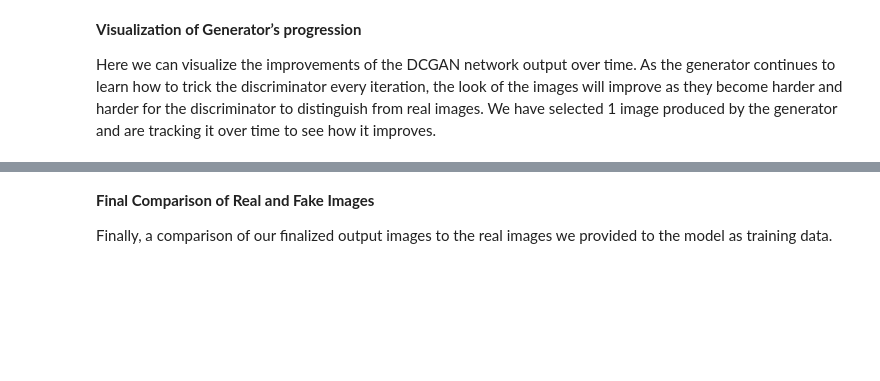
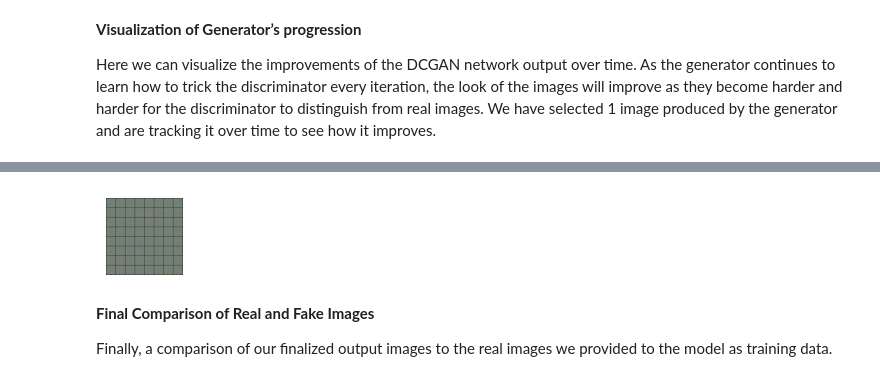
Before and after one commit to sujeshpadhi91/Fire_Detection_System, a Jupyter notebook: dcgan_faces_tutorial.ipynb, the cells around one changed output, grey strips where cells are left out. Drawn from its saved outputs; the diff is of its cells as text; code cells hidden in the pictures; blank space fills up the shorter version.

```diff
--- a/dcgan_faces_tutorial.ipynb
+++ b/dcgan_faces_tutorial.ipynb
@@ -169,7 +172,7 @@ Let’s define some inputs for the run:
    of GPUs
 # %%
 # Root directory for dataset
-dataroot = "data/celeba"
+dataroot = "data/faces"
 
 # Number of workers for dataloader
 workers = 2
@@ -194,7 +197,7 @@ ngf = 64
 ndf = 64
 
 # Number of training epochs
-num_epochs = 5
+num_epochs = 1
 
 # Learning rate for optimizers
 lr = 0.0002
@@ -600,4 +643,7 @@ for epoch in range(num_epochs):
                 fake = netG(fixed_noise).detach().cpu()
             img_list.append(vutils.make_grid(fake, padding=2, normalize=True))
 
+        if (iters % 50 == 0):
+            break
+
         iters += 1
@@ -649,9 +701,9 @@ improve as they become harder and harder for the discriminator to distinguish fr
 We have selected 1 image produced by the generator and are tracking it over time to see how it
 improves.
 # %%
-fig = plt.figure(figsize=(8,8))
+fig = plt.figure(figsize=(1,1))
 plt.axis("off")
-ims = [[plt.imshow(np.transpose(i,(1,2,0)), animated=True)] for i in img_list]
-ani = animation.ArtistAnimation(fig, ims, interval=34, repeat_delay=1000, blit=True)
-
+ims = [[plt.imshow(np.transpose(i, (1,2,0)), animated=True)] for i in img_list]
+ani = animation.ArtistAnimation(fig, ims, interval=34, repeat_delay=1000, repeat=True, blit=True)
 HTML(ani.to_jshtml())
+# %% [output]
@@ -658,3 +711,4 @@ HTML(ani.to_jshtml())
+[figure, added]
 # %% [markdown]
 **Final Comparison of Real and Fake Images**
 
```
Also changed, not shown: parts of 9 cells of this notebook.
